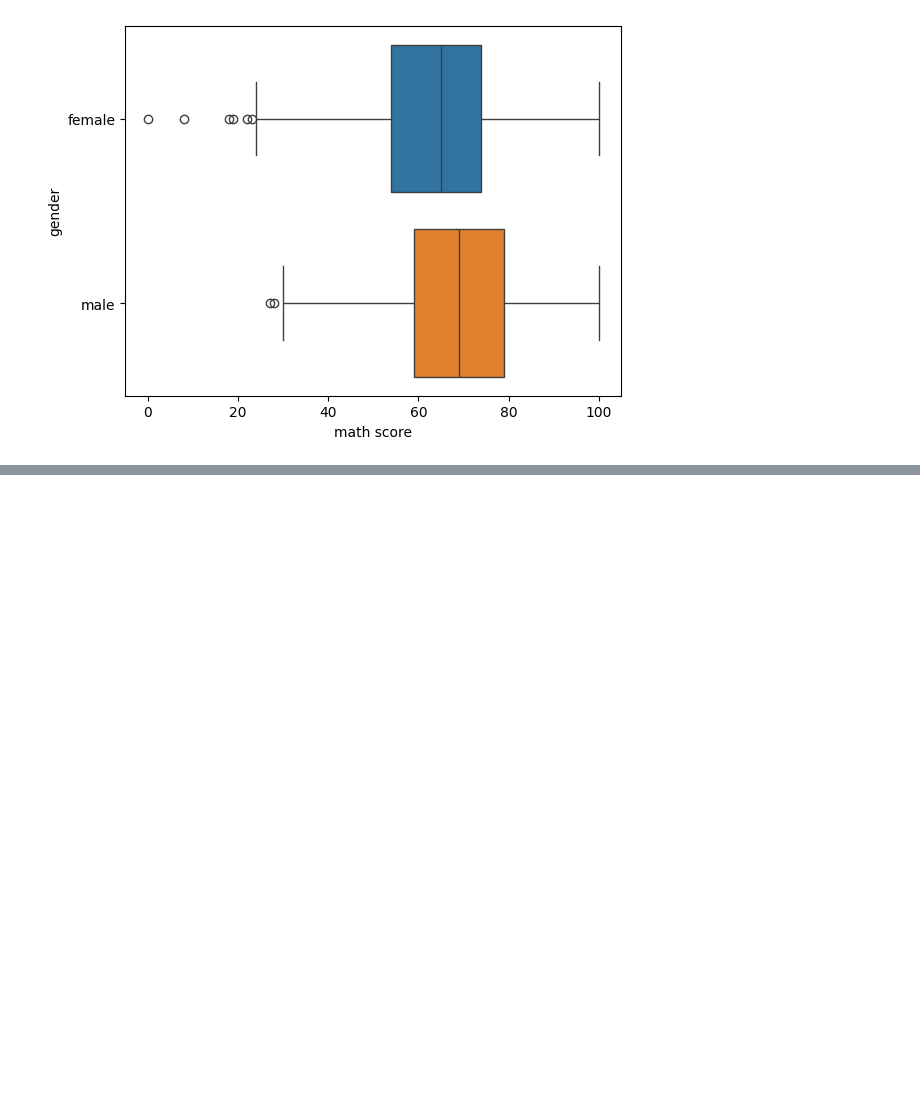
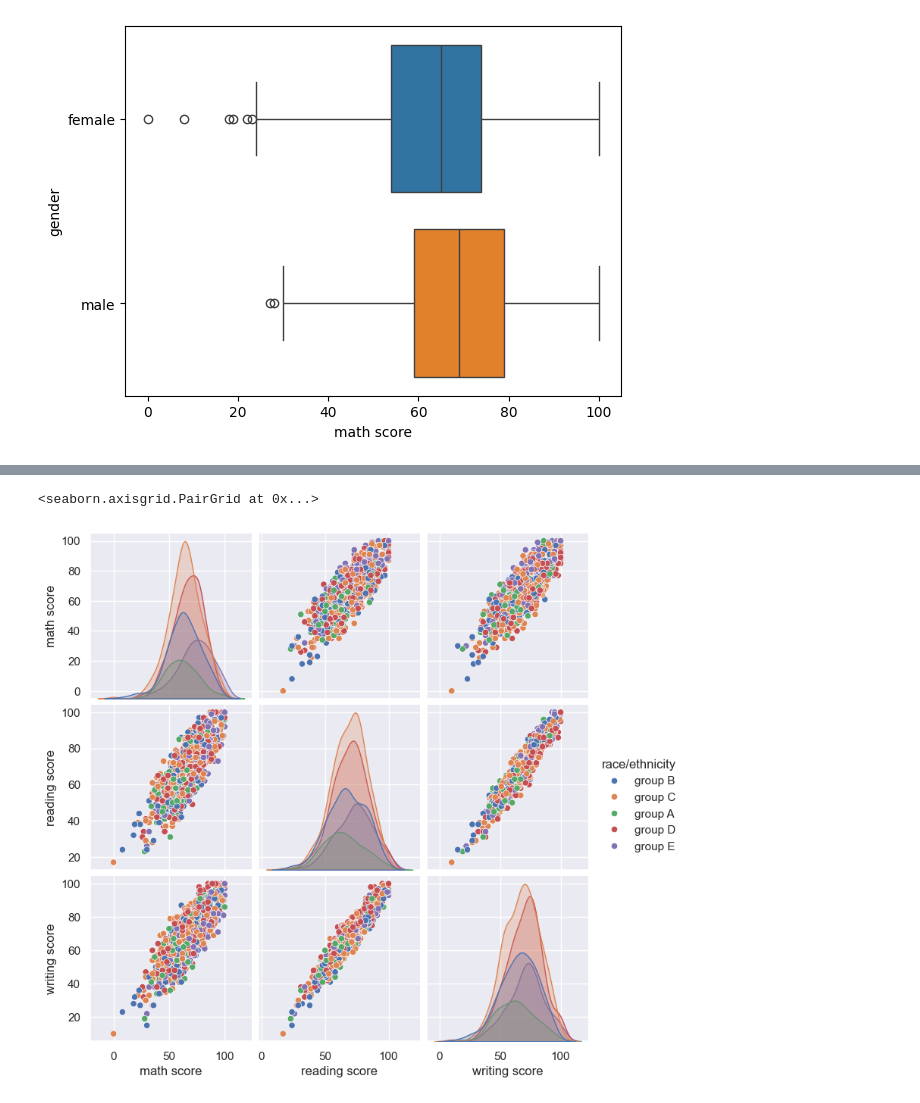
Before and after one commit to MVianah/StudentsProject, a Jupyter notebook: StudentsPerformance.ipynb, the cells around one changed output, grey strips where cells are left out. Saved outputs shown, nothing was run; the diff lists cells and outputs as text; code cells hidden in the pictures; blank space fills up the shorter version.

```diff
--- a/StudentsPerformance.ipynb
+++ b/StudentsPerformance.ipynb
@@ -131,0 +161,5 @@ Text(0, 0.5, 'Pontuação Matemática \n')
+# %%
+sns.pairplot(DataBase, hue='race/ethnicity')
+# %% [output]
+<seaborn.axisgrid.PairGrid at 0x...>
+[figure, added]
```
Also changed, not shown: parts of 5 cells of this notebook.
